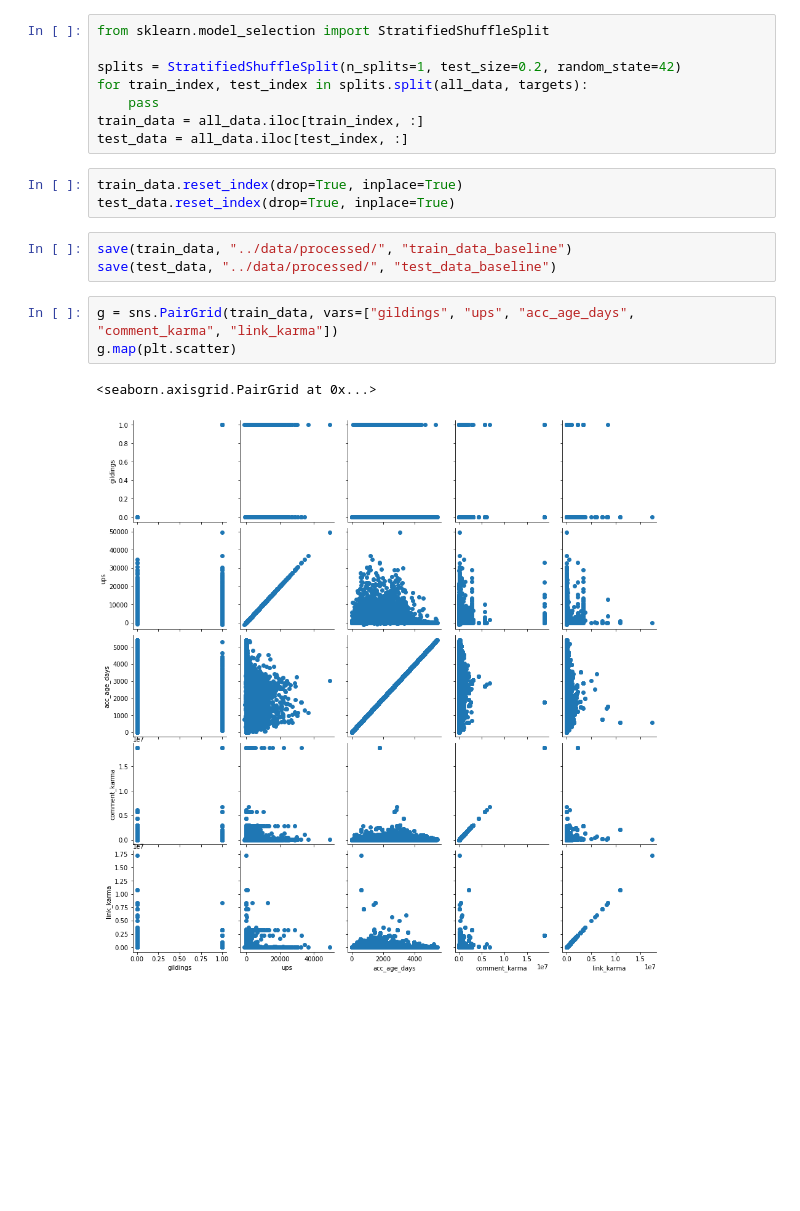
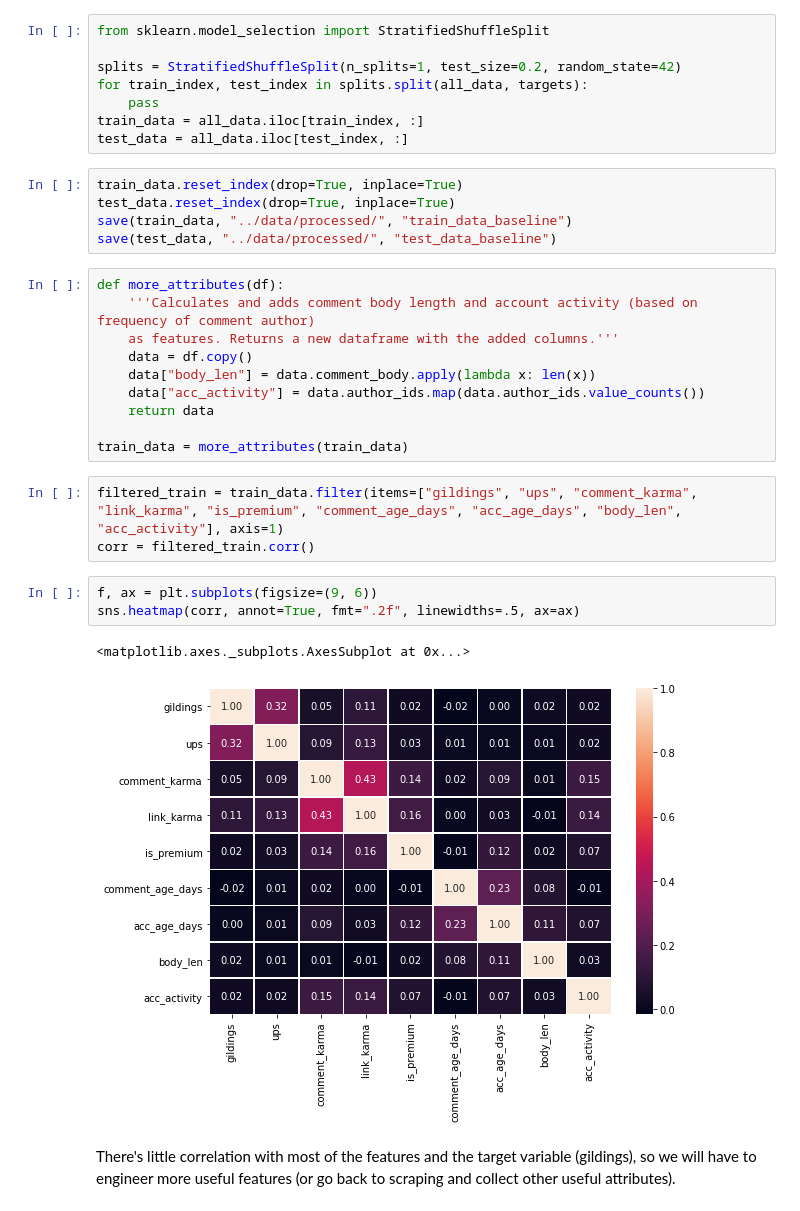
Before and after one commit to Jacobjeevan/Reddit-Gild-Predictor, a Jupyter notebook: notebooks/Baseline_EDA.ipynb, the cells around one changed output. Drawn from its saved outputs; the diff is of its cells as text; blank space fills up the shorter version.

Commit message:
edits; corr matrix

```diff
--- a/notebooks/Baseline_EDA.ipynb
+++ b/notebooks/Baseline_EDA.ipynb
@@ -86,12 +86,26 @@ test_data = all_data.iloc[test_index, :]
 # %%
 train_data.reset_index(drop=True, inplace=True)
 test_data.reset_index(drop=True, inplace=True)
+save(train_data, "../data/processed/", "train_data_baseline")
+save(test_data, "../data/processed/", "test_data_baseline")
-# %%
-save(train_data, "../data/processed/", "train_data_baseline")
-save(test_data, "../data/processed/", "test_data_baseline")
-# %%
-g = sns.PairGrid(train_data, vars=["gildings", "ups", "acc_age_days", "comment_karma", "link_karma"])
-g.map(plt.scatter)
-# %% [output]
-<seaborn.axisgrid.PairGrid at 0x...>
-[figure, removed]
+# %%
+def more_attributes(df):
+    '''Calculates and adds comment body length and account activity (based on frequency of comment author)
+    as features. Returns a new dataframe with the added columns.'''
+    data = df.copy()
+    data["body_len"] = data.comment_body.apply(lambda x: len(x))
+    data["acc_activity"] = data.author_ids.map(data.author_ids.value_counts())
+    return data
+
+train_data = more_attributes(train_data)
+# %%
+filtered_train = train_data.filter(items=["gildings", "ups", "comment_karma", "link_karma", "is_premium", "comment_age_days", "acc_age_days", "body_len", "acc_activity"], axis=1)
+corr = filtered_train.corr()
+# %%
+f, ax = plt.subplots(figsize=(9, 6))
+sns.heatmap(corr, annot=True, fmt=".2f", linewidths=.5, ax=ax)
+# %% [output]
+<matplotlib.axes._subplots.AxesSubplot at 0x...>
+[figure, added]
+# %% [markdown]
+There's little correlation with most of the features and the target variable (gildings), so we will have to engineer more useful features (or go back to scraping and collect other useful attributes).
```
